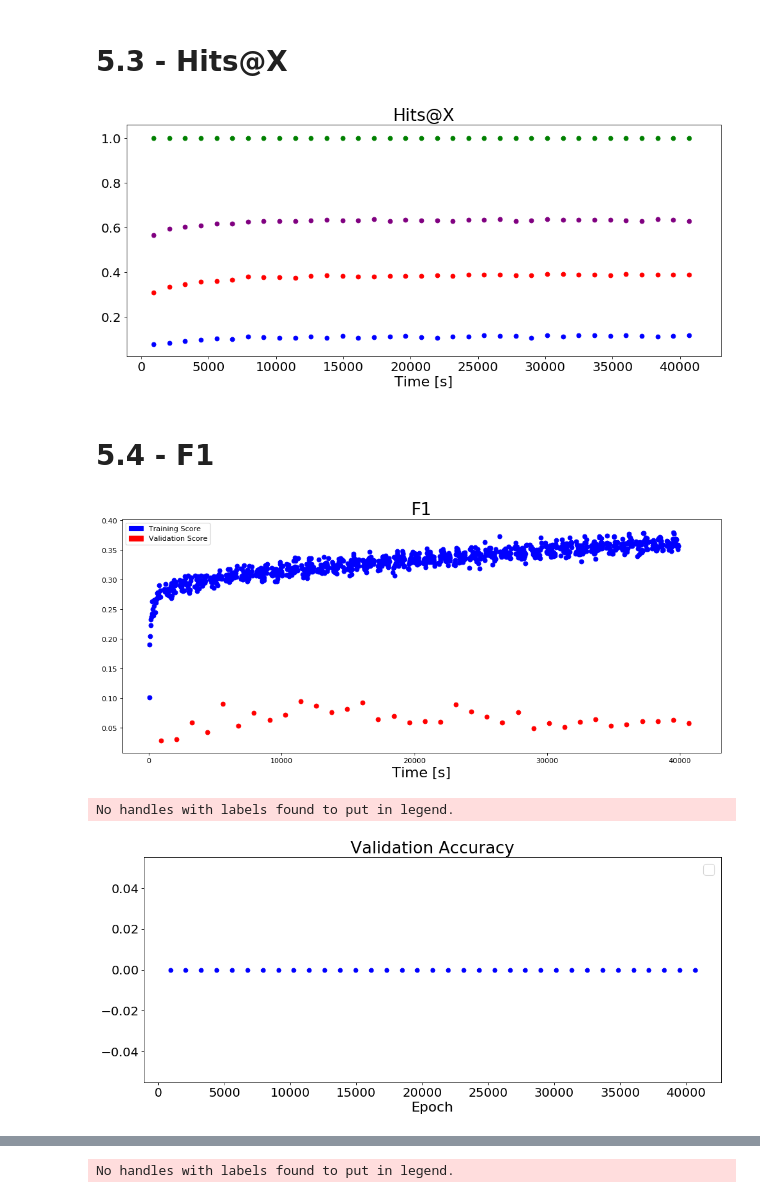
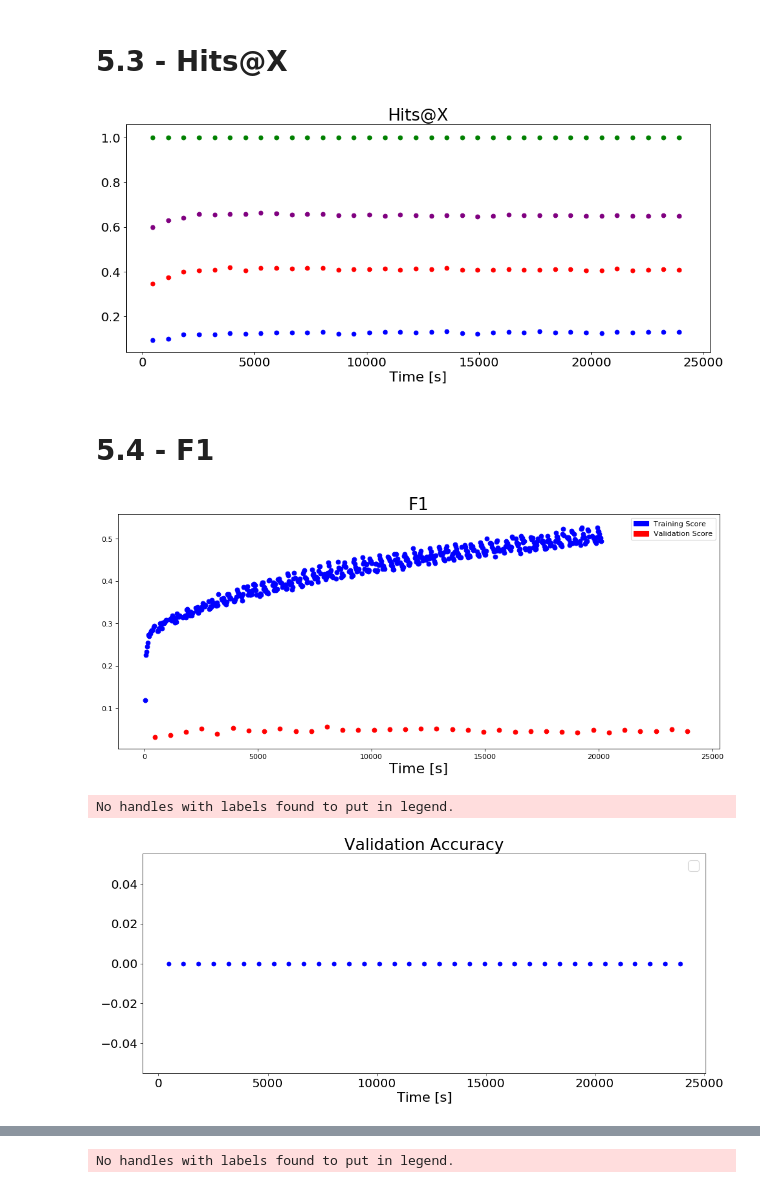
Before and after one commit to Roboy/ParlAI, a Jupyter notebook: roboy_train/AnalysisNotebook.ipynb, the cells around one changed output, grey strips where cells are left out. Saved outputs shown, nothing was run; the diff lists cells and outputs as text; code cells hidden in the pictures.

```diff
--- a/roboy_train/AnalysisNotebook.ipynb
+++ b/roboy_train/AnalysisNotebook.ipynb
@@ -75,8 +75,8 @@ prediction: i ' ve never heard of that __START__ __START__ but i do like to eat
 # %%
 # reverse engineer logged shell output from string to dictionary
 log_dict = dict()
-time_between_validations = 900
-time_for_validations = 270
+time_between_validations = 450
+time_for_validations = 240
 
 # needed to extract relevant entreis form string
 def find_between( s, first, last ):
@@ -268,7 +266,7 @@ plt.gcf().set_size_inches(15, 6)
 plot.tick_params(axis='both', which='major', labelsize=fs_tick_labels)
 plt.show()
 # %% [output]
-[figure, old version]
+[figure, new version]
 # %% [markdown]
 # 5.4 - F1
 # %%
@@ -301,33 +299,33 @@ red_patch = mpatches.Patch(color='red', label='Validation Score')
 plt.legend(handles=[blue_patch, red_patch])
 plt.show()
 # %% [output]
-[figure, old version]
+[figure, new version]
 # %%
 # Plot valdiation accuracy
 
 fig_val_acc=plt.figure(dpi= 80, facecolor='w', edgecolor='k')
 plot = fig_val_acc.add_subplot(111)
 
 plt.title('Validation Accuracy', fontsize=fs_title)
 
 
 for i in range(1,len(log_dict)):
     try:
         time = log_dict[i]['time']
         acc = log_dict[i]['val_accuracy']
         if acc != None:
             plt.plot(time, acc, marker = 'o', color = 'blue')
     except:
         pass
 
-plt.xlabel('Epoch', fontsize = fs_ax_labels)
+plt.xlabel('Time [s]', fontsize = fs_ax_labels)
 plt.legend(loc='best', fontsize= fs_legend)
 plt.gcf().set_size_inches(15, 6)
 plot.tick_params(axis='both', which='major', labelsize=fs_tick_labels)
 plt.show()
 # %% [output]
 No handles with labels found to put in legend.
-[figure, old version]
+[figure, new version]
 # %%
 # Plot PPL score
 
```
Also changed, not shown: parts of 6 cells of this notebook.
